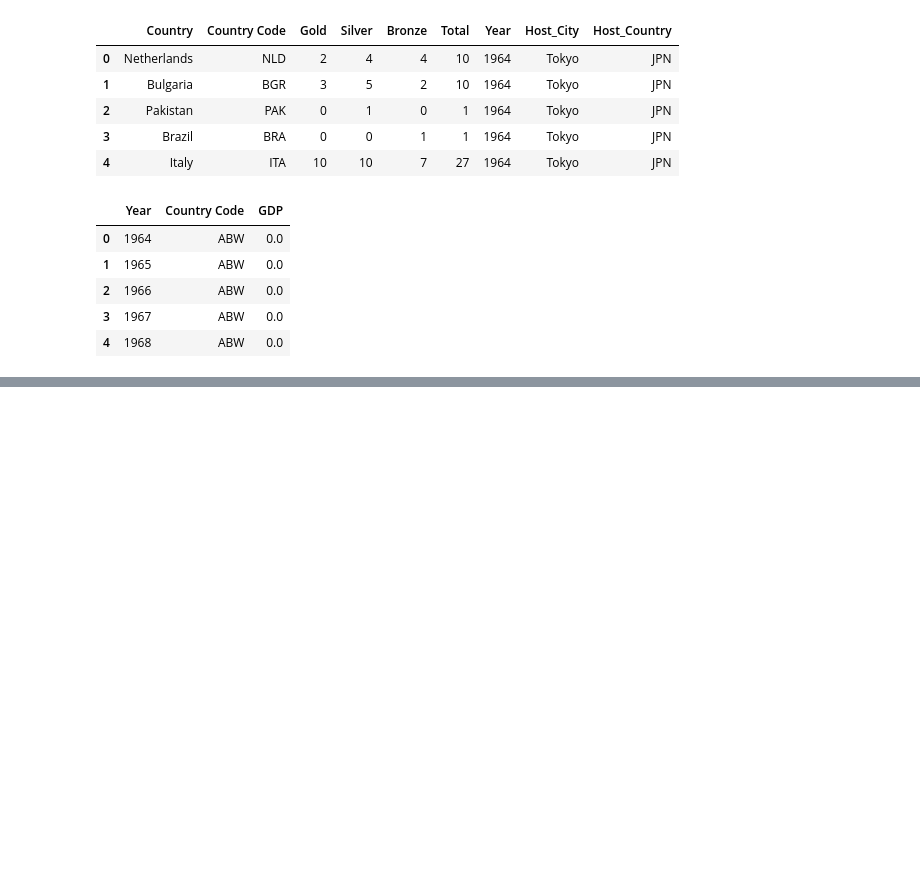
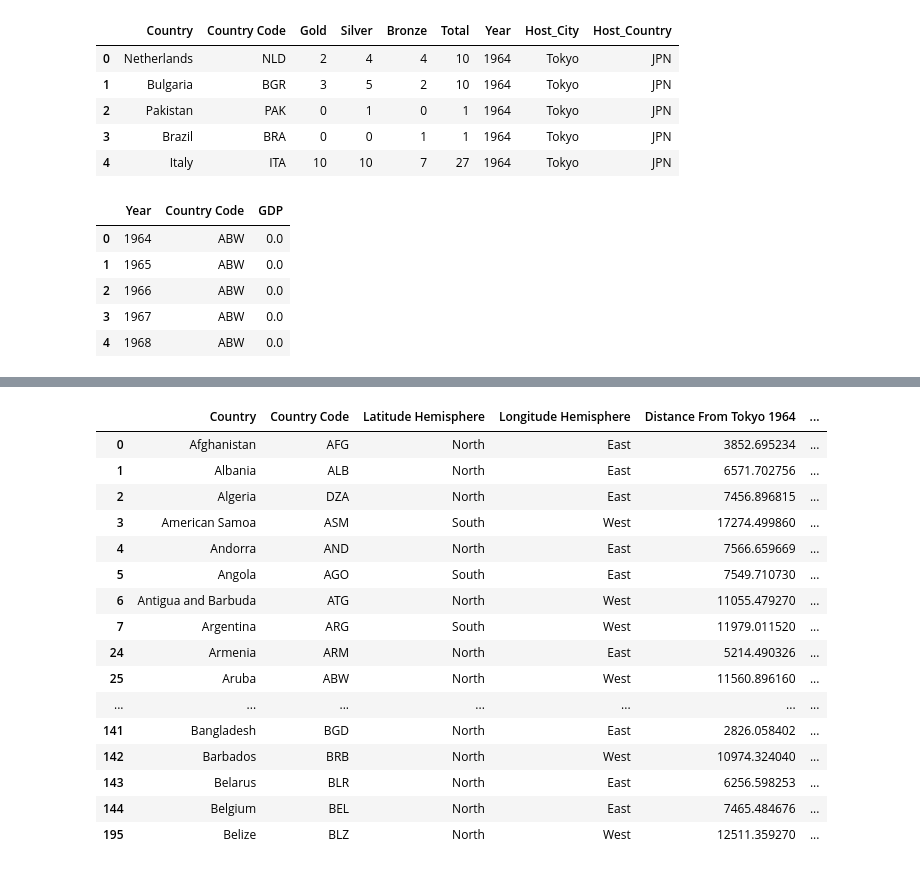
Before and after one commit to johnt1311/Olympics, a Jupyter notebook: Trey_Graham/country_code_cleaning.ipynb, the cells around one changed output, grey strips where cells are left out. Drawn from its saved outputs; the diff is of its cells as text; code cells hidden in the pictures; blank space fills up the shorter version.

```diff
--- a/Trey_Graham/country_code_cleaning.ipynb
+++ b/Trey_Graham/country_code_cleaning.ipynb
@@ -574,0 +591,22 @@ combined_medals_GDP.to_csv(r"C:\Users\tgrah\DataBootcamp\Analysis_Projects\20_Pr
+# %%
+distance_df.drop_duplicates(inplace=True)
+distance_df.rename(columns={"Country_Code": "Country Code"}, inplace=True)
+distance_df.head(20)
+# %% [output]
+|  | Country | Country Code | Latitude Hemisphere | Longitude Hemisphere | Distance From Tokyo 1964 | ... |
+| 0 | Afghanistan | AFG | North | East | 3852.695234 | ... |
+| 1 | Albania | ALB | North | East | 6571.702756 | ... |
+| 2 | Algeria | DZA | North | East | 7456.896815 | ... |
+| 3 | American Samoa | ASM | South | West | 17274.499860 | ... |
+| 4 | Andorra | AND | North | East | 7566.659669 | ... |
+| 5 | Angola | AGO | South | East | 7549.710730 | ... |
+| 6 | Antigua and Barbuda | ATG | North | West | 11055.479270 | ... |
+| 7 | Argentina | ARG | South | West | 11979.011520 | ... |
+| 24 | Armenia | ARM | North | East | 5214.490326 | ... |
+| 25 | Aruba | ABW | North | West | 11560.896160 | ... |
+| ... | ... | ... | ... | ... | ... | ... |
+| 141 | Bangladesh | BGD | North | East | 2826.058402 | ... |
+| 142 | Barbados | BRB | North | West | 10974.324040 | ... |
+| 143 | Belarus | BLR | North | East | 6256.598253 | ... |
+| 144 | Belgium | BEL | North | East | 7465.484676 | ... |
+| 195 | Belize | BLZ | North | West | 12511.359270 | ... |
```
Also changed, not shown: parts of 8 cells of this notebook.
